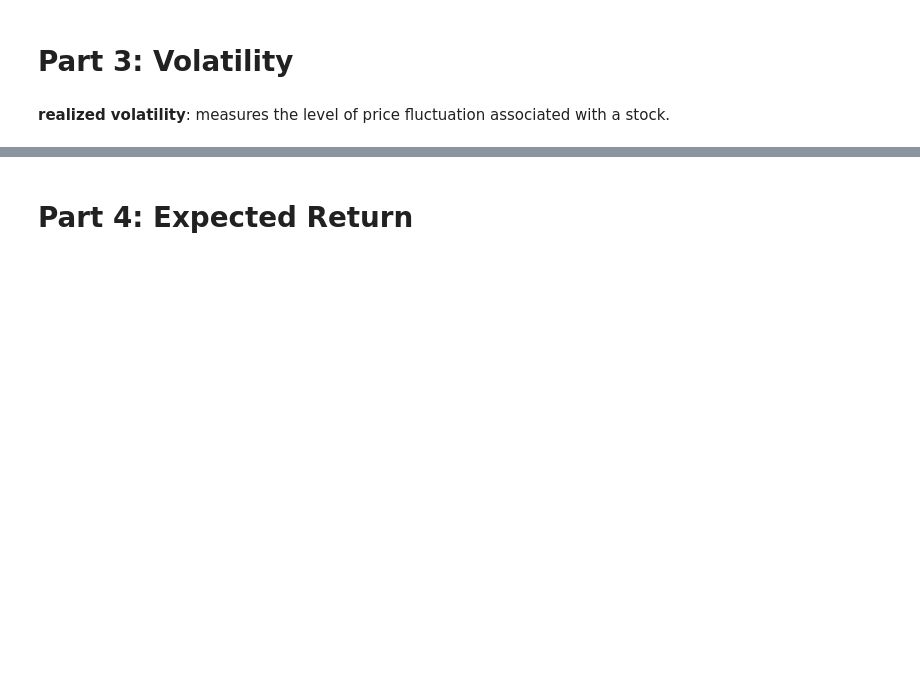
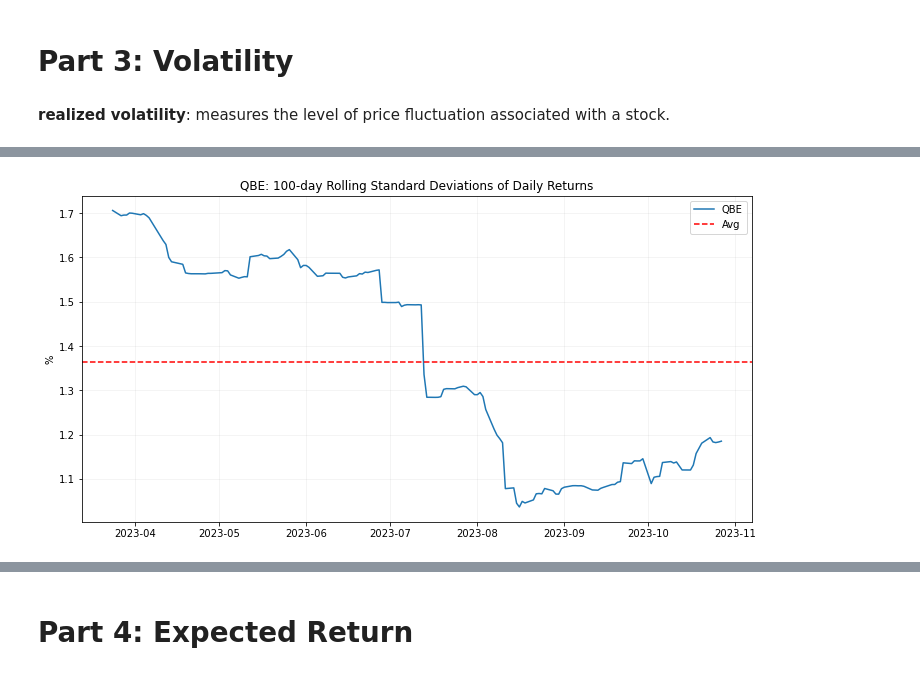
Before and after one commit to Fivgarro/dataX, a Jupyter notebook: Stock Performance Report.ipynb, the cells around one changed output, grey strips where cells are left out. Saved outputs shown, nothing was run; the diff lists cells and outputs as text; code cells hidden in the pictures; blank space fills up the shorter version.

```diff
--- a/Stock Performance Report.ipynb
+++ b/Stock Performance Report.ipynb
@@ -203,0 +200,15 @@ For 10-day VaR, the volatility is expected to get past 6.60%.
+# %%
+QBE_vol = returns['QBE.AX'].rolling(100).std()
+qbe_mean = QBE_vol.mean()
+
+plt.figure(figsize=(12, 6))
+plt.plot(QBE_vol, label='QBE')
+plt.axhline(y=qbe_mean, color='r', linestyle='--', label='Avg')
+plt.title('QBE: 100-day Rolling Standard Deviations of Daily Returns')
+plt.ylabel('%')
+plt.grid(True, color='grey', alpha=0.1)
+
+plt.legend()
+plt.show()
+# %% [output]
+[figure, added]
```
Also changed, not shown: parts of 56 cells of this notebook.
